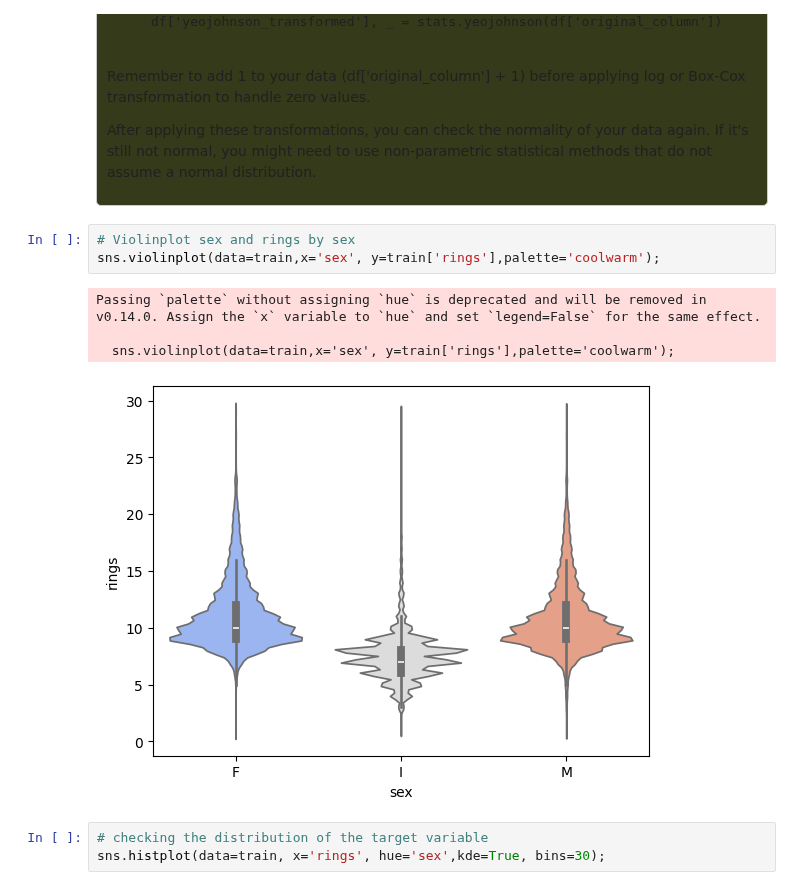
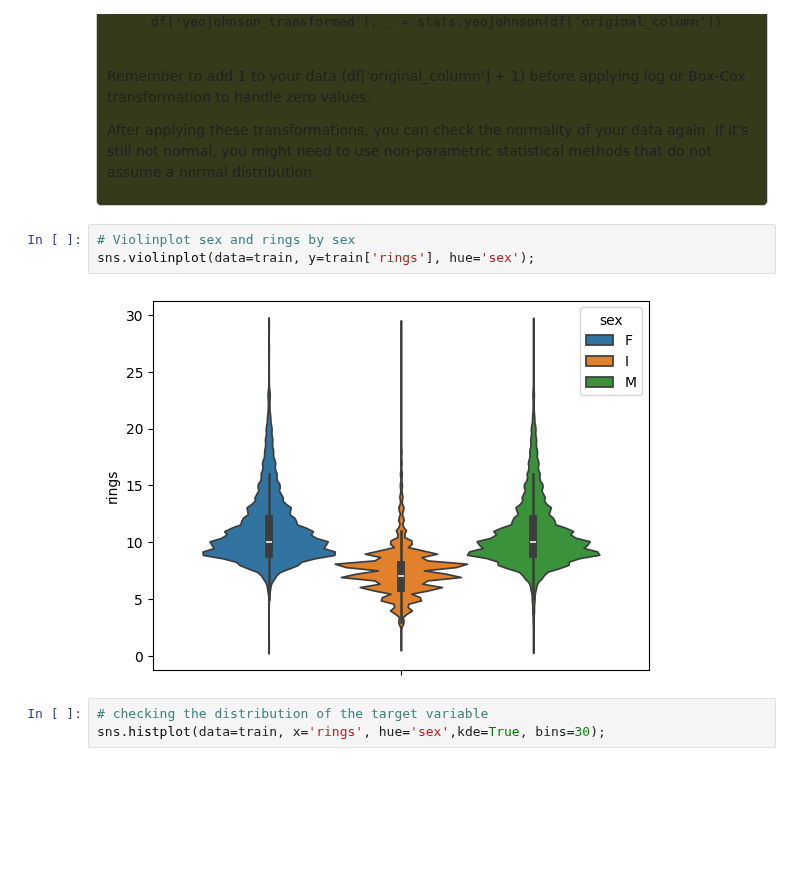
Before and after one commit to RuiFSP/Kaggle, a Jupyter notebook: Playground_Series_S4/4-Regression_with_an_Abalone_Dataset/regression_transformations.ipynb, the cells around one changed output. Cells and saved outputs as stored; diff of their text form; blank space fills up the shorter version.

```diff
--- a/Playground_Series_S4/4-Regression_with_an_Abalone_Dataset/regression_transformations.ipynb
+++ b/Playground_Series_S4/4-Regression_with_an_Abalone_Dataset/regression_transformations.ipynb
@@ -454,12 +454,9 @@ df['yeojohnson_transformed'], _ = stats.yeojohnson(df['original_column'])
 </div>
 # %%
 # Violinplot sex and rings by sex
-sns.violinplot(data=train,x='sex', y=train['rings'],palette='coolwarm');
+sns.violinplot(data=train, y=train['rings'], hue='sex');
 # %% [output]
-Passing `palette` without assigning `hue` is deprecated and will be removed in v0.14.0. Assign the `x` variable to `hue` and set `legend=False` for the same effect.
-
-  sns.violinplot(data=train,x='sex', y=train['rings'],palette='coolwarm');
-[figure, old version]
+[figure, new version]
 # %%
 # checking the distribution of the target variable
 sns.histplot(data=train, x='rings', hue='sex',kde=True, bins=30);
```
Also changed, not shown: parts of 19 cells of this notebook, 1 other file.
